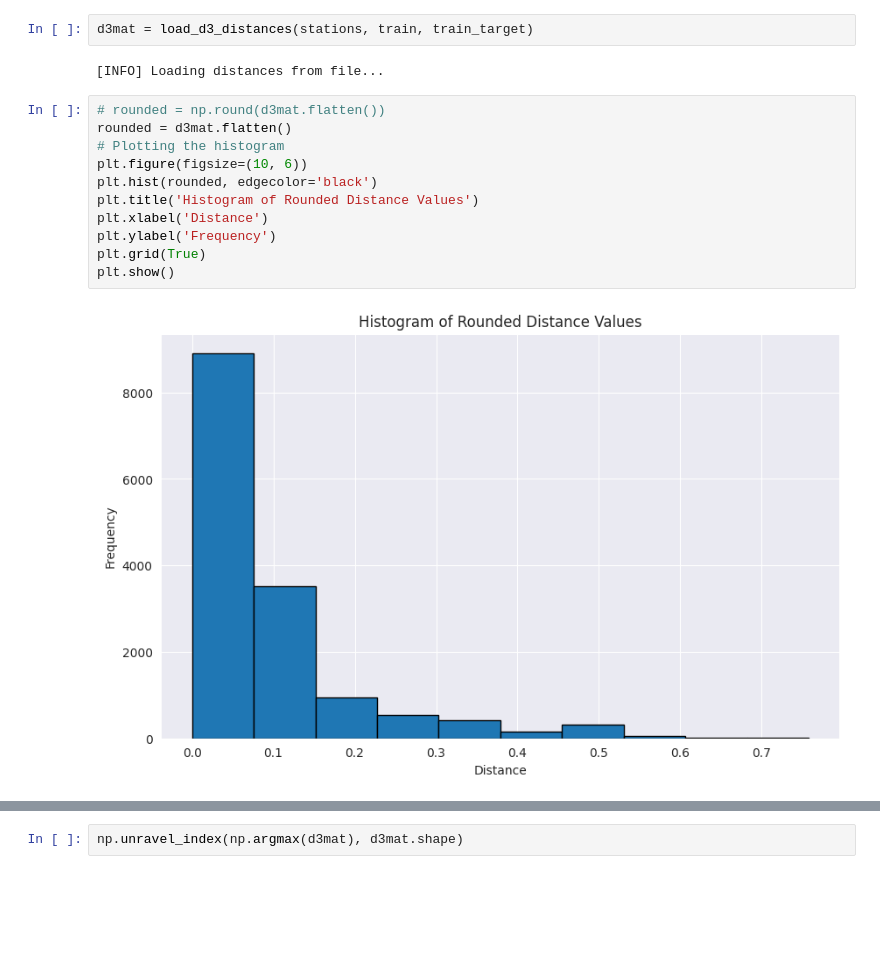
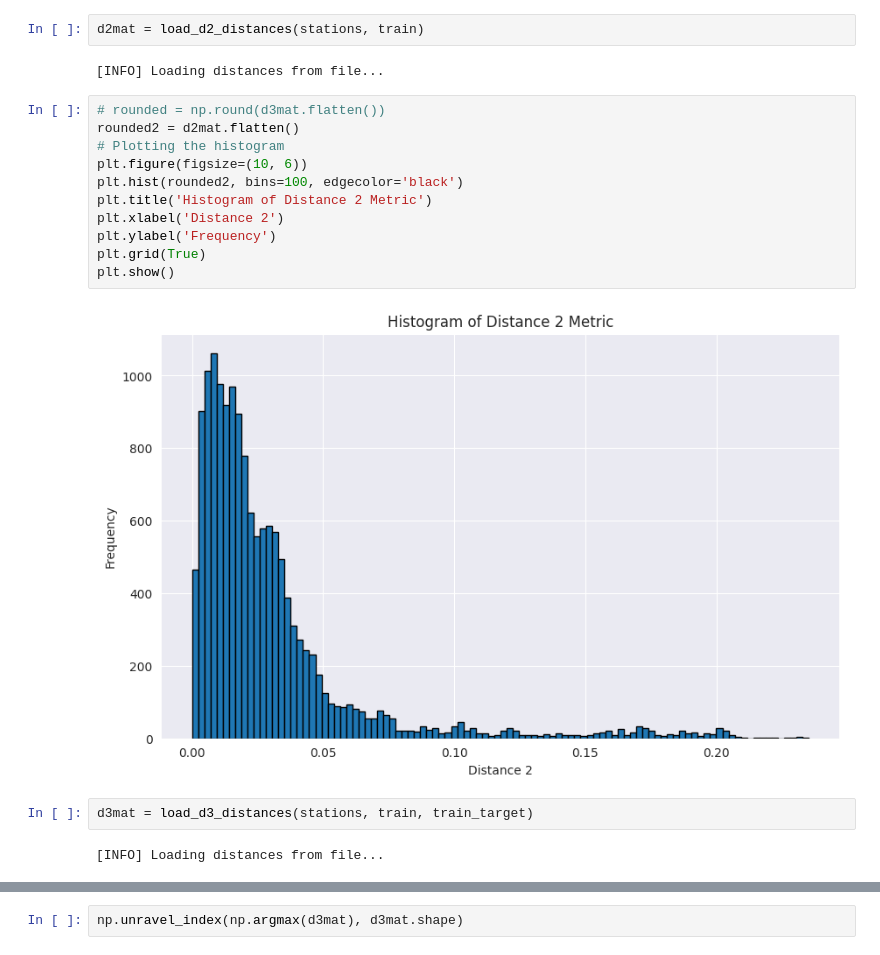
Before and after one commit to leachen01/gnnpp, a Jupyter notebook: exploration/graph_creation/graph_eda.ipynb, the cells around one changed output, grey strips where cells are left out. Cells and saved outputs as stored; diff of their text form; blank space fills up the shorter version.

Commit message:
check equality of moritz graphs and mine

```diff
--- a/exploration/graph_creation/graph_eda.ipynb
+++ b/exploration/graph_creation/graph_eda.ipynb
@@ -92,19 +92,23 @@ t2m           3448
 dtype: int64
 Number of total values of station 74: 3448
 # %%
-d3mat = load_d3_distances(stations, train, train_target)
+d2mat = load_d2_distances(stations, train)
 # %% [output]
 [INFO] Loading distances from file...
 # %%
 # rounded = np.round(d3mat.flatten())
-rounded = d3mat.flatten()
+rounded2 = d2mat.flatten()
 # Plotting the histogram
 plt.figure(figsize=(10, 6))
-plt.hist(rounded, edgecolor='black')
-plt.title('Histogram of Rounded Distance Values')
-plt.xlabel('Distance')
+plt.hist(rounded2, bins=100, edgecolor='black')
+plt.title('Histogram of Distance 2 Metric')
+plt.xlabel('Distance 2')
 plt.ylabel('Frequency')
 plt.grid(True)
 plt.show()
 # %% [output]
-[figure, old version]
+[figure, new version]
+# %%
+d3mat = load_d3_distances(stations, train, train_target)
+# %% [output]
+[INFO] Loading distances from file...
```
Also changed, not shown: parts of 1 cell of this notebook, 5 other files.
